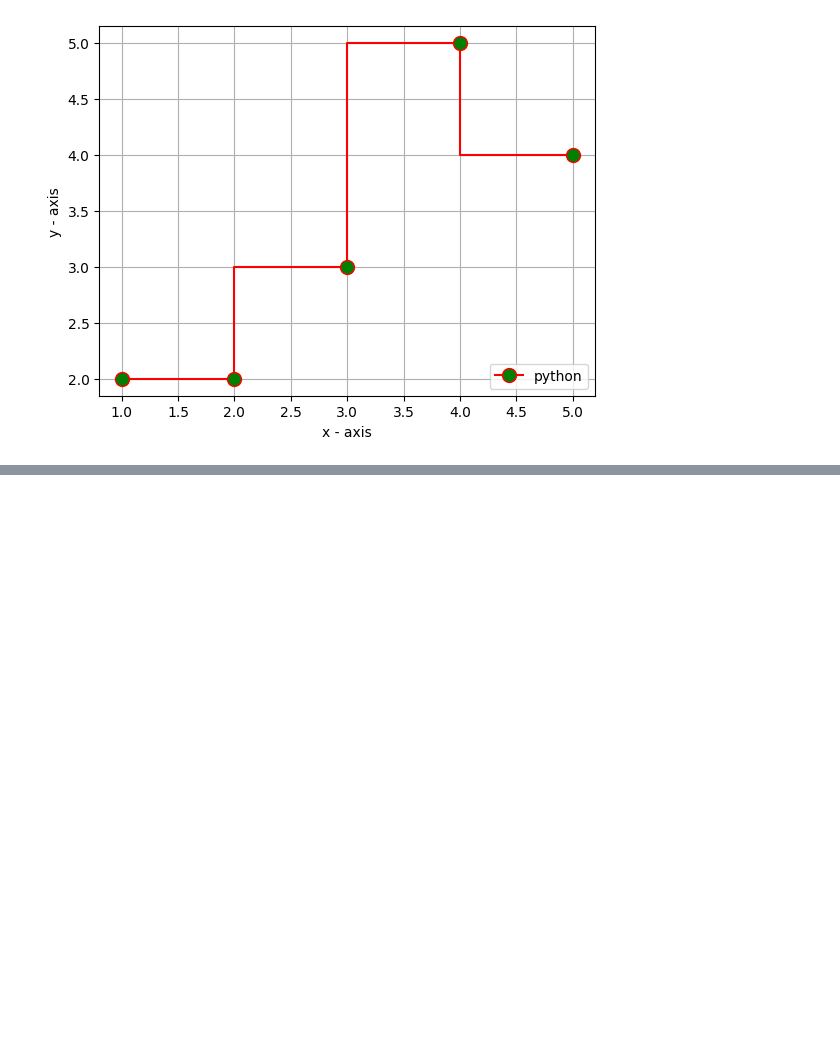
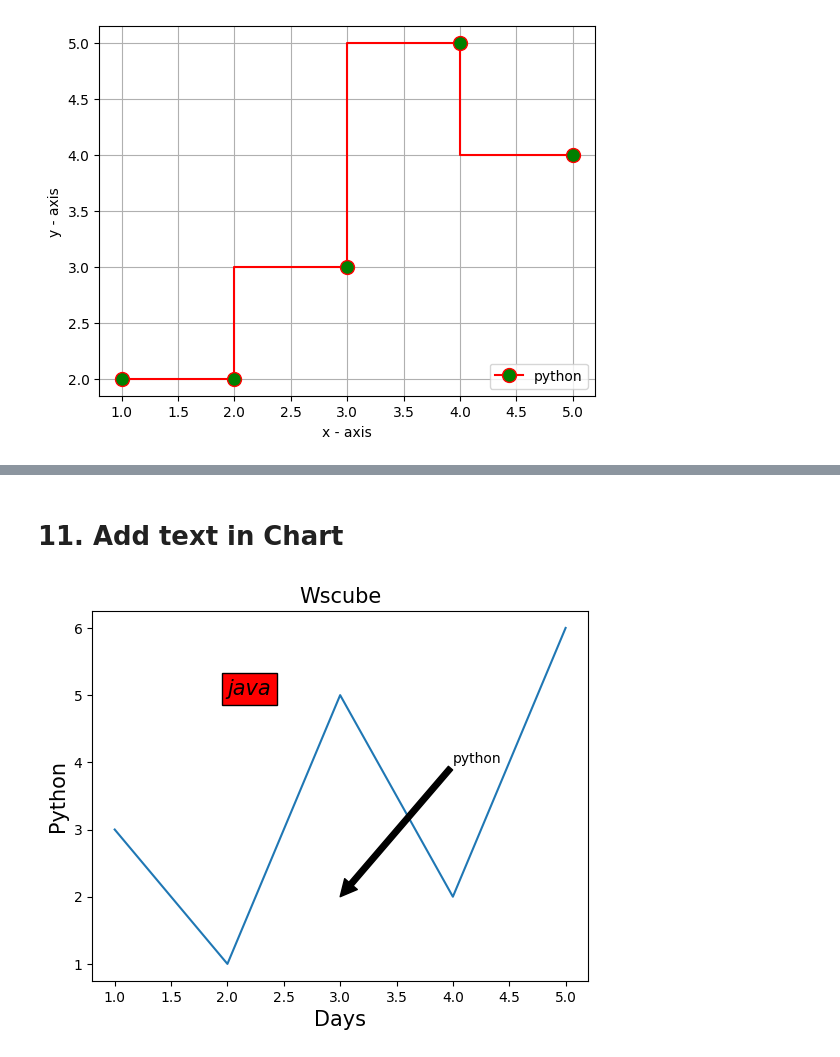
Before and after one commit to lukhi-laksh/Python-MatPlotLib, a Jupyter notebook: Advance.ipynb, the cells around one changed output, grey strips where cells are left out. Saved outputs shown, nothing was run; the diff lists cells and outputs as text; code cells hidden in the pictures; blank space fills up the shorter version.

```diff
--- a/Advance.ipynb
+++ b/Advance.ipynb
@@ -317,0 +368,20 @@ plt.show()
+# %% [markdown]
+# 11. Add text in Chart
+# %%
+x = [1, 2, 3, 4, 5]
+y = [3, 1, 5, 2, 6]
+
+plt.plot(x, y)
+
+plt.title("Wscube", fontsize=15)
+plt.xlabel("Days", fontsize=15)
+plt.ylabel("Python", fontsize=15)
+
+plt.text(2, 5, "java", fontsize=15, style="italic", bbox={"facecolor": "red"})
+
+plt.annotate("python", xy=(3, 2), xytext=(4, 4),
+             arrowprops=dict(facecolor="black", shrink=200))
+
+plt.show()
+# %% [output]
+[figure, added]
```
Also changed, not shown: parts of 7 cells of this notebook, 4 other files.
